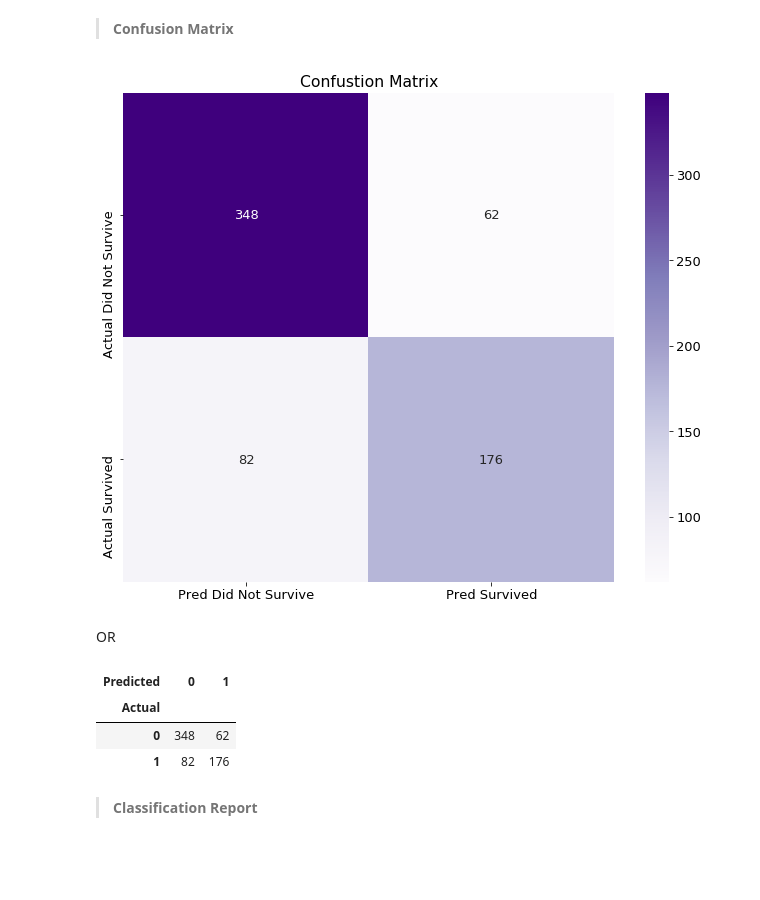
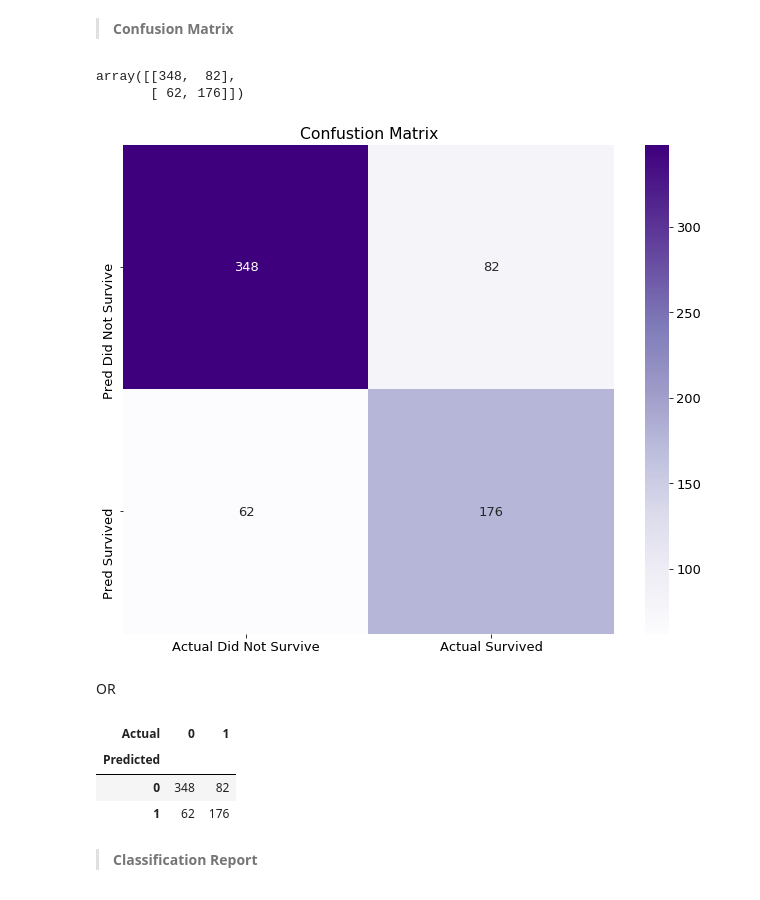
Before and after one commit to faithkane3/classification, a Jupyter notebook: classification_review.ipynb, the cells around one changed output. Saved outputs shown, nothing was run; the diff lists cells and outputs as text; code cells hidden in the pictures; blank space fills up the shorter version.

```diff
--- a/classification_review.ipynb
+++ b/classification_review.ipynb
@@ -280,0 +321,8 @@ train, test = train_test_split(df_googlesheet, train_size=.75, random_state=123)
+# %%
+train_validate, test = train_test_split(df_googlesheet, test_size=.2,
+                                        random_state=123,
+                                        stratify=df_googlesheet.Survived)
+
+train, validate = train_test_split(train_validate, test_size=.3,
+                                   random_state=123,
+                                   stratify=train_validate.Survived)
@@ -880,25 +921,36 @@ precision_score(eval_df.actual, eval_df.yhat, average=None)
 array([0.80930233, 0.7394958 ])
 # %% [markdown]
 >**Confusion Matrix**
+# %%
+cm = confusion_matrix(eval_df.yhat, eval_df.actual)
+cm
+# %% [output]
+array([[348,  82],
+       [ 62, 176]])
 # %%
-cm = confusion_matrix(eval_df.actual, eval_df.yhat)
-sns.heatmap(cm, annot=True, fmt="d", cmap='Purples', yticklabels=['Actual Did Not Survive', 'Actual Survived'], xticklabels=['Pred Did Not Survive', 'Pred Survived'])
+xlabels=['Actual Did Not Survive', 'Actual Survived']
+ylabels=['Pred Did Not Survive', 'Pred Survived']
+
+sns.heatmap(cm, annot=True, fmt="d", cmap='Purples',
+            xticklabels=xlabels, yticklabels=ylabels)
 
 plt.title('Confustion Matrix')
 plt.show()
 # %% [output]
-[figure, old version]
+[figure, new version]
 # %% [markdown]
 OR
 # %%
-pd.crosstab(eval_df.actual, eval_df.yhat,
-            rownames=['Actual'],
-            colnames=['Predicted'], margins=False, margins_name="Total")
+pd.crosstab(index=eval_df.yhat,
+            columns=eval_df.actual,
+            rownames=['Predicted'],
+            colnames=['Actual'],
+            margins_name="Total")
 # %% [output]
-| Predicted | 0 | 1 |
-| Actual |  |  |
-| 0 | 348 | 62 |
-| 1 | 82 | 176 |
+| Actual | 0 | 1 |
+| Predicted |  |  |
+| 0 | 348 | 82 |
+| 1 | 62 | 176 |
 # %% [markdown]
 >**Classification Report**
 # %%
```
Also changed, not shown: parts of 43 cells of this notebook, 2 other files.
